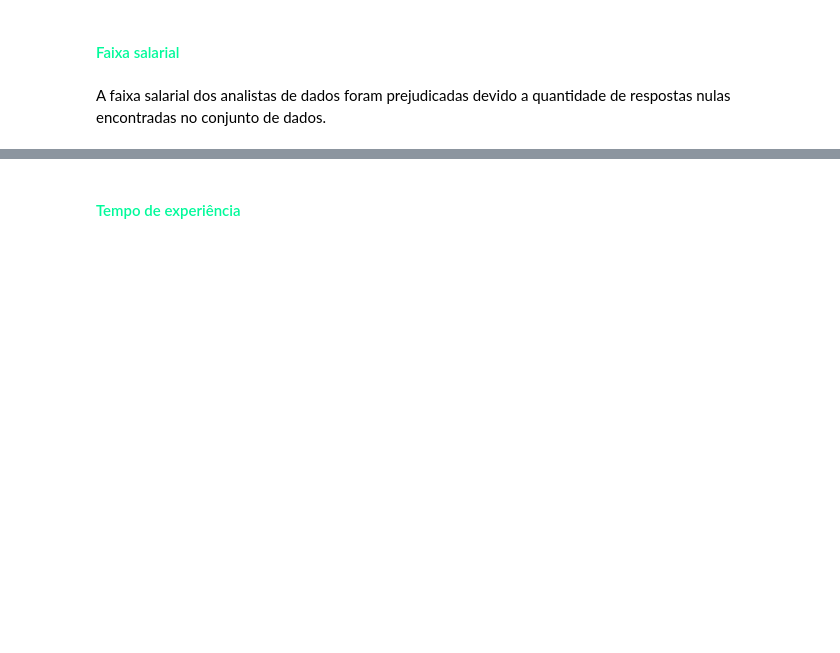
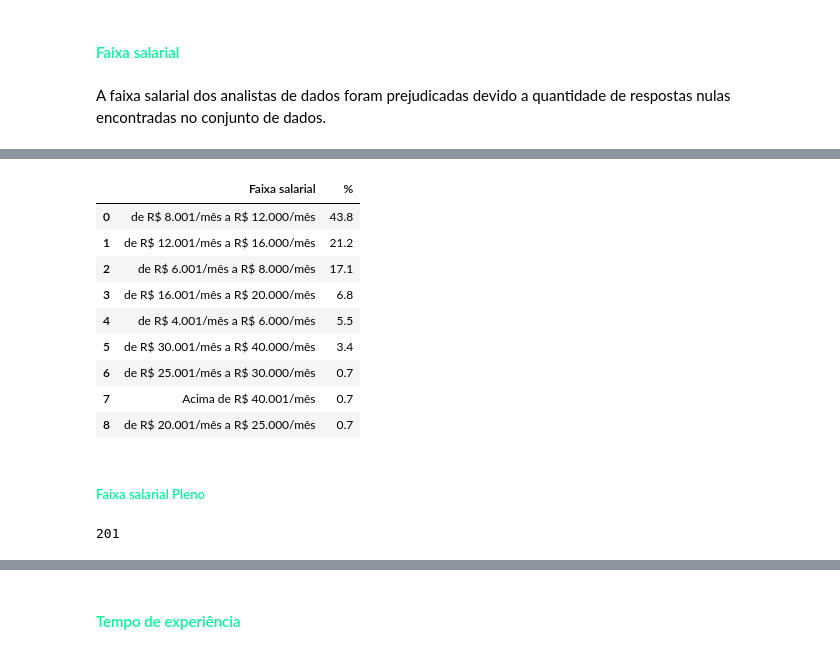
Before and after one commit to FranciscoFoz/state-of-data-2019-2021-2022, a Jupyter notebook: Analise_carreira_analista_de_dados.ipynb, the cells around one changed output, grey strips where cells are left out. Drawn from its saved outputs; the diff is of its cells as text; code cells hidden in the pictures; blank space fills up the shorter version.

```diff
--- a/Analise_carreira_analista_de_dados.ipynb
+++ b/Analise_carreira_analista_de_dados.ipynb
@@ -1635,0 +1662,14 @@ print(
+# %%
+freq_faixa_salarial_senior_2022 = f.tabela_frequencia(senior_2022,"('P2_h ', 'Faixa salarial')")
+freq_faixa_salarial_senior_2022
+# %% [output]
+|  | Faixa salarial | % |
+| 0 | de R$ 8.001/mês a R$ 12.000/mês | 43.8 |
+| 1 | de R$ 12.001/mês a R$ 16.000/mês | 21.2 |
+| 2 | de R$ 6.001/mês a R$ 8.000/mês | 17.1 |
+| 3 | de R$ 16.001/mês a R$ 20.000/mês | 6.8 |
+| 4 | de R$ 4.001/mês a R$ 6.000/mês | 5.5 |
+| 5 | de R$ 30.001/mês a R$ 40.000/mês | 3.4 |
+| 6 | de R$ 25.001/mês a R$ 30.000/mês | 0.7 |
+| 7 | Acima de R$ 40.001/mês | 0.7 |
+| 8 | de R$ 20.001/mês a R$ 25.000/mês | 0.7 |
@@ -1635,0 +1679,6 @@ print(
+# %% [markdown]
+##### <font color= MediumSpringGreen> Faixa salarial Pleno </font>
+# %%
+len(pleno_2022)
+# %% [output]
+201
```
Also changed, not shown: parts of 36 cells of this notebook.
